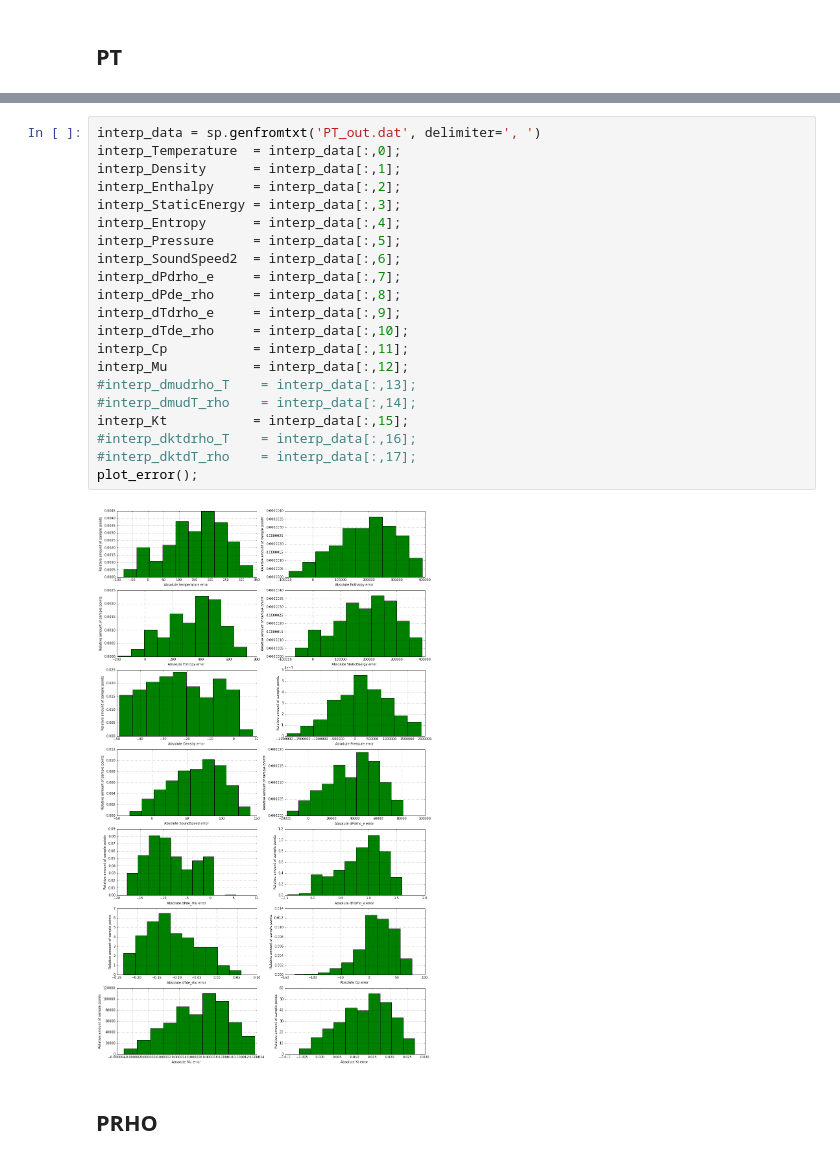
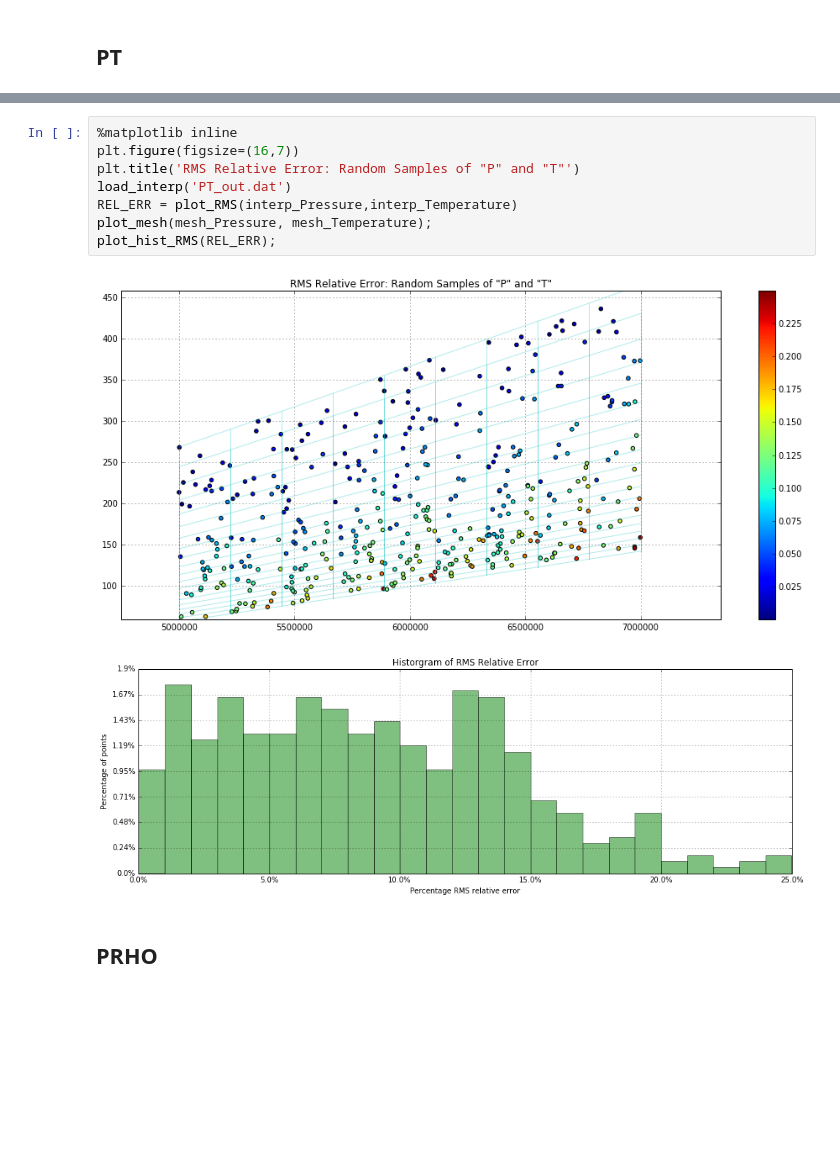
Before and after one commit to MatejKosec/LUTStandAlone, a Jupyter notebook: Verification.ipynb, the cells around one changed output, grey strips where cells are left out. Drawn from its saved outputs; the diff is of its cells as text; blank space fills up the shorter version.

```diff
--- a/Verification.ipynb
+++ b/Verification.ipynb
@@ -168,25 +189,13 @@ plt.plot(P, T, 'go');
-# %%
-interp_data = sp.genfromtxt('PT_out.dat', delimiter=', ')
-interp_Temperature  = interp_data[:,0];
-interp_Density      = interp_data[:,1];
-interp_Enthalpy     = interp_data[:,2];
-interp_StaticEnergy = interp_data[:,3];
-interp_Entropy      = interp_data[:,4];
-interp_Pressure     = interp_data[:,5];
-interp_SoundSpeed2  = interp_data[:,6];
-interp_dPdrho_e     = interp_data[:,7];
-interp_dPde_rho     = interp_data[:,8];
-interp_dTdrho_e     = interp_data[:,9];
-interp_dTde_rho     = interp_data[:,10];
-interp_Cp           = interp_data[:,11];
-interp_Mu           = interp_data[:,12];
-#interp_dmudrho_T    = interp_data[:,13];
-#interp_dmudT_rho    = interp_data[:,14];
-interp_Kt           = interp_data[:,15];
-#interp_dktdrho_T    = interp_data[:,16];
-#interp_dktdT_rho    = interp_data[:,17];
-plot_error();
-# %% [output]
-[figure, removed]
+# %%
+%matplotlib inline
+plt.figure(figsize=(16,7))
+plt.title('RMS Relative Error: Random Samples of "P" and "T"')
+load_interp('PT_out.dat')
+REL_ERR = plot_RMS(interp_Pressure,interp_Temperature)
+plot_mesh(mesh_Pressure, mesh_Temperature);
+plot_hist_RMS(REL_ERR);
+# %% [output]
+[figure, added]
+[figure, added]
 # %% [markdown]
 ## PRHO
```
Also changed, not shown: parts of 23 cells of this notebook, 7 other files.
